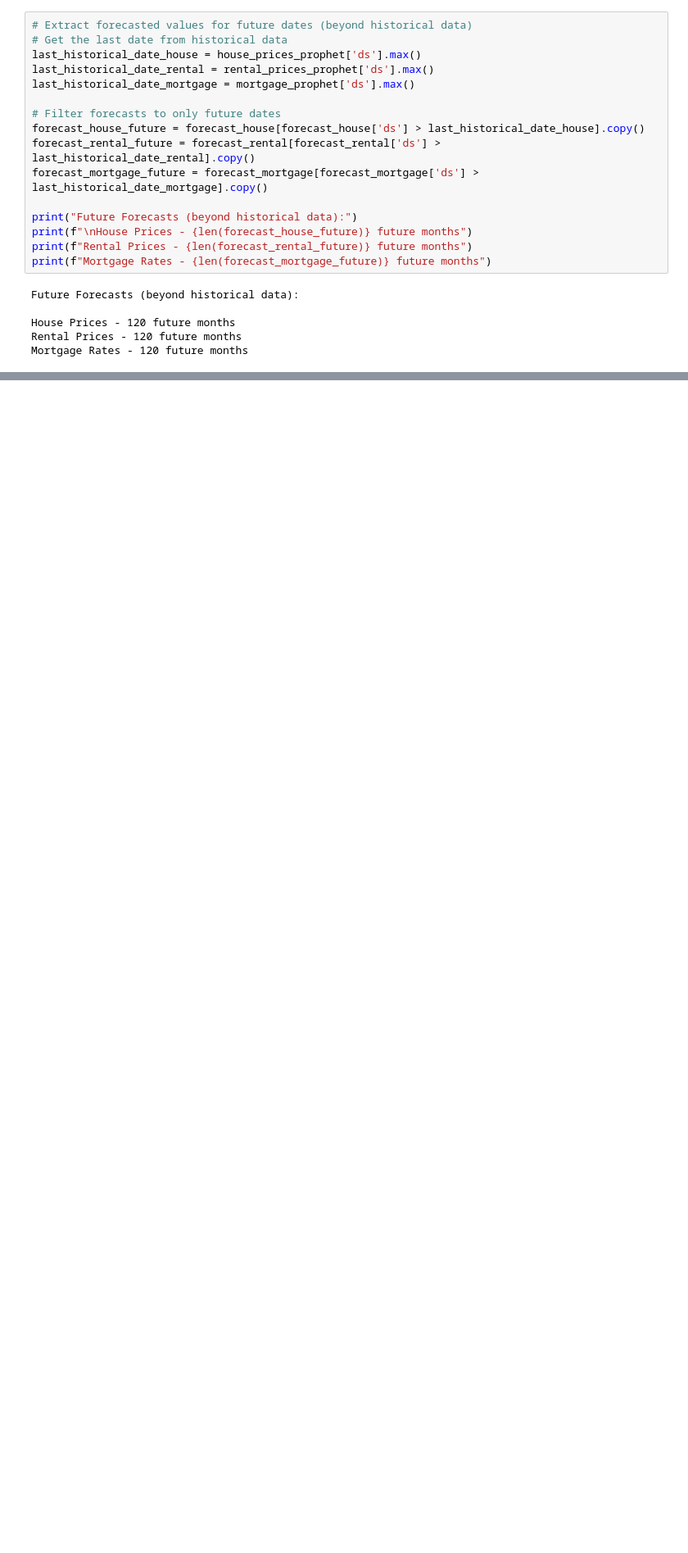
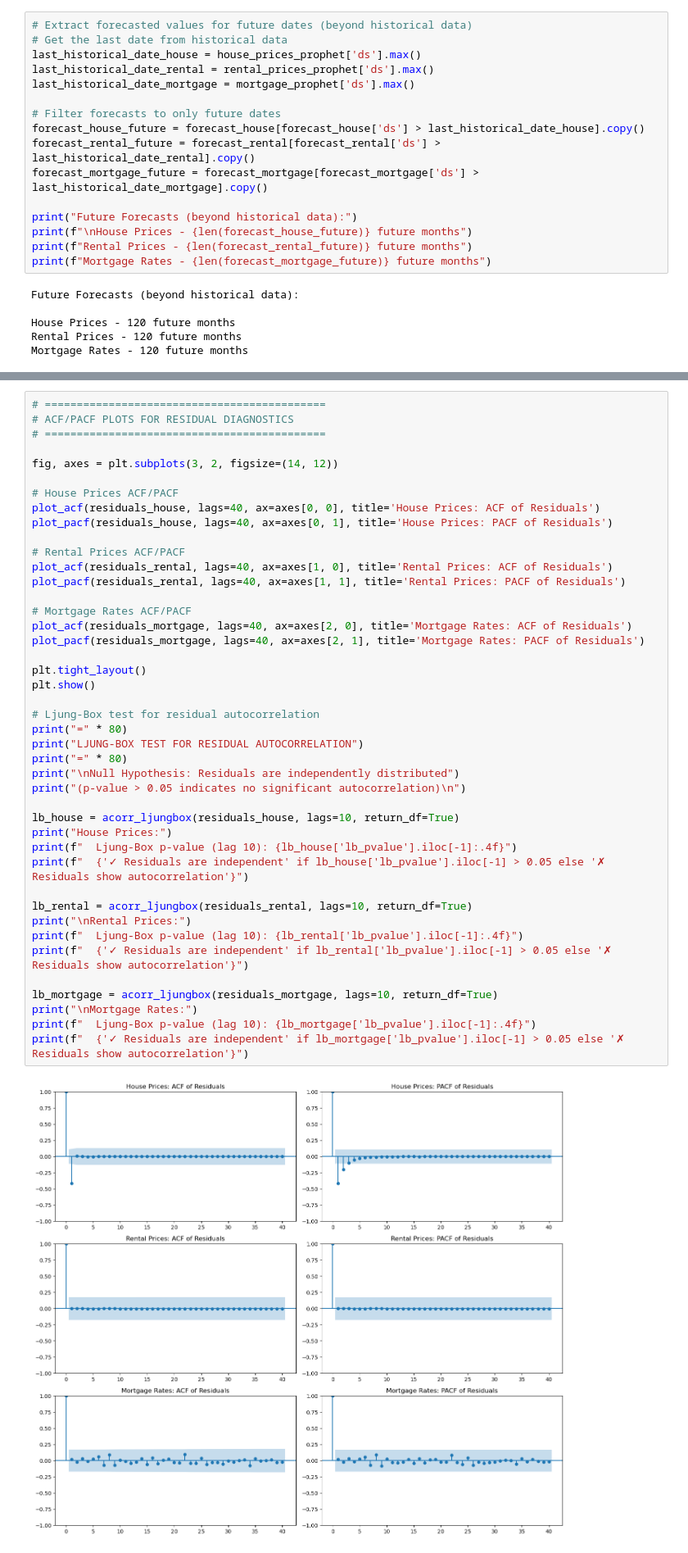
Before and after one commit to datasheng/csc46000-team-project-4727, a Jupyter notebook: notebooks/eda.ipynb, the cells around one changed output, grey strips where cells are left out. Shown at 82% size. Saved outputs shown, nothing was run; the diff lists cells and outputs as text; blank space fills up the shorter version.

```diff
--- a/notebooks/eda.ipynb
+++ b/notebooks/eda.ipynb
@@ -564,0 +1079,45 @@ Mortgage Rates - 120 future months
+# %%
+# ============================================
+# ACF/PACF PLOTS FOR RESIDUAL DIAGNOSTICS
+# ============================================
+
+fig, axes = plt.subplots(3, 2, figsize=(14, 12))
+
+# House Prices ACF/PACF
+plot_acf(residuals_house, lags=40, ax=axes[0, 0], title='House Prices: ACF of Residuals')
+plot_pacf(residuals_house, lags=40, ax=axes[0, 1], title='House Prices: PACF of Residuals')
+
+# Rental Prices ACF/PACF
+plot_acf(residuals_rental, lags=40, ax=axes[1, 0], title='Rental Prices: ACF of Residuals')
+plot_pacf(residuals_rental, lags=40, ax=axes[1, 1], title='Rental Prices: PACF of Residuals')
+
+# Mortgage Rates ACF/PACF
+plot_acf(residuals_mortgage, lags=40, ax=axes[2, 0], title='Mortgage Rates: ACF of Residuals')
+plot_pacf(residuals_mortgage, lags=40, ax=axes[2, 1], title='Mortgage Rates: PACF of Residuals')
+
+plt.tight_layout()
+plt.show()
+
+# Ljung-Box test for residual autocorrelation
+print("=" * 80)
+print("LJUNG-BOX TEST FOR RESIDUAL AUTOCORRELATION")
+print("=" * 80)
+print("\nNull Hypothesis: Residuals are independently distributed")
+print("(p-value > 0.05 indicates no significant autocorrelation)\n")
+
+lb_house = acorr_ljungbox(residuals_house, lags=10, return_df=True)
+print("House Prices:")
+print(f"  Ljung-Box p-value (lag 10): {lb_house['lb_pvalue'].iloc[-1]:.4f}")
+print(f"  {'✓ Residuals are independent' if lb_house['lb_pvalue'].iloc[-1] > 0.05 else '✗ Residuals show autocorrelation'}")
+
+lb_rental = acorr_ljungbox(residuals_rental, lags=10, return_df=True)
+print("\nRental Prices:")
+print(f"  Ljung-Box p-value (lag 10): {lb_rental['lb_pvalue'].iloc[-1]:.4f}")
+print(f"  {'✓ Residuals are independent' if lb_rental['lb_pvalue'].iloc[-1] > 0.05 else '✗ Residuals show autocorrelation'}")
+
+lb_mortgage = acorr_ljungbox(residuals_mortgage, lags=10, return_df=True)
+print("\nMortgage Rates:")
+print(f"  Ljung-Box p-value (lag 10): {lb_mortgage['lb_pvalue'].iloc[-1]:.4f}")
+print(f"  {'✓ Residuals are independent' if lb_mortgage['lb_pvalue'].iloc[-1] > 0.05 else '✗ Residuals show autocorrelation'}")
+# %% [output]
+[figure, added]
```
Also changed, not shown: parts of 14 cells of this notebook.
